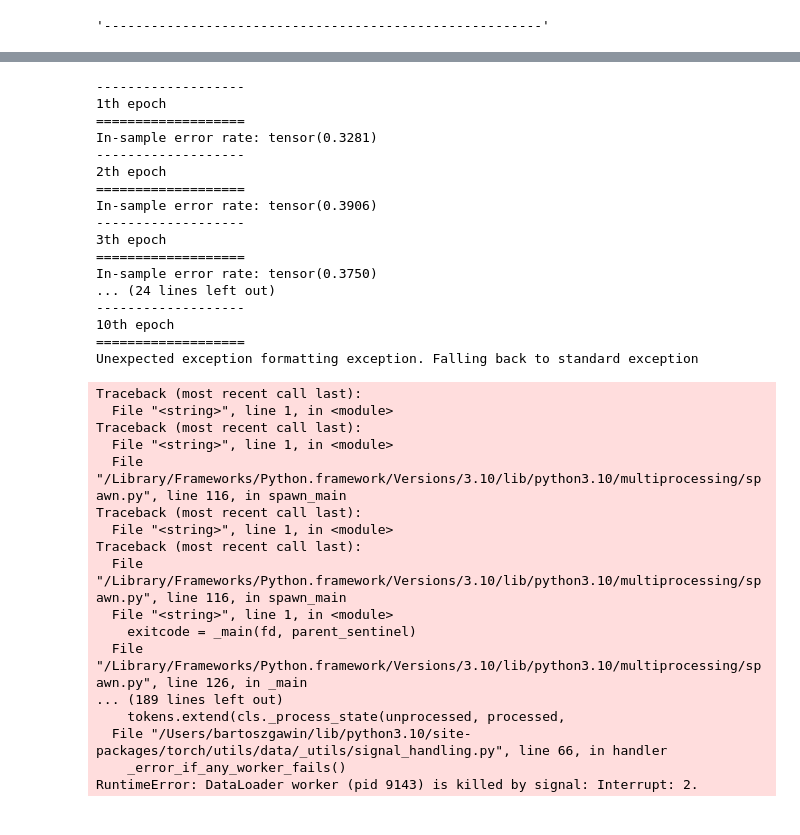
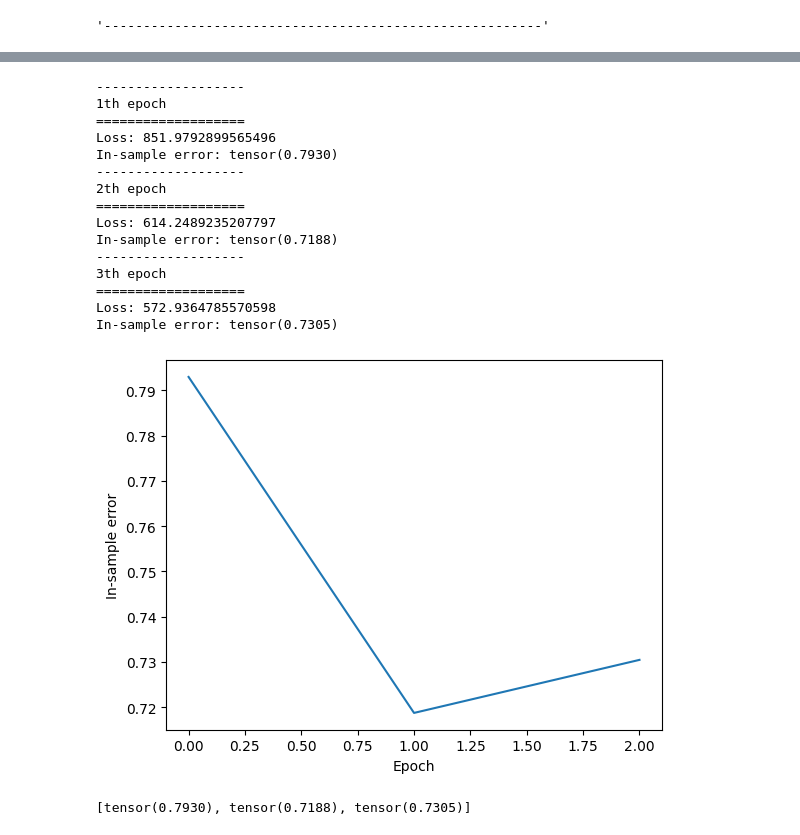
Before and after one commit to Bartosz-G/PyTorch-d2l-Practise, a Jupyter notebook: main.ipynb, the cells around one changed output, grey strips where cells are left out. Drawn from its saved outputs; the diff is of its cells as text; code cells hidden in the pictures.

```diff
--- a/main.ipynb
+++ b/main.ipynb
@@ -231,58 +240,28 @@ class Gradient_Trainer:
-# %%
-num_epochs = 50
-ev = evaluation(net = logit_net)
-for epoch in range(num_epochs):
-    print('-------------------')
-    print(f'{epoch+1}th epoch')
-    print('===================')
-    logit_net.train()
-    logit_net.zero_grad()
-    img, label = next(iter(mnist_train_iter))
-    output = logit_net(img)
-
-    l = logit_loss(output,label)
-
-
-    l.mean().backward(retain_graph=True)
-
-    logit_trainer.step()
-    ev.add(img,label)
-    print("In-sample error rate:",ev.error())
-# %% [output]
--------------------
-1th epoch
-===================
-In-sample error rate: tensor(0.3281)
--------------------
-2th epoch
-===================
-In-sample error rate: tensor(0.3906)
--------------------
-3th epoch
-===================
-In-sample error rate: tensor(0.3750)
-... (24 lines left out)
--------------------
-10th epoch
-===================
-Unexpected exception formatting exception. Falling back to standard exception
-Traceback (most recent call last):
-  File "<string>", line 1, in <module>
-Traceback (most recent call last):
-  File "<string>", line 1, in <module>
-  File "/Library/Frameworks/Python.framework/Versions/3.10/lib/python3.10/multiprocessing/spawn.py", line 116, in spawn_main
-Traceback (most recent call last):
-  File "<string>", line 1, in <module>
-Traceback (most recent call last):
-  File "/Library/Frameworks/Python.framework/Versions/3.10/lib/python3.10/multiprocessing/spawn.py", line 116, in spawn_main
-  File "<string>", line 1, in <module>
-    exitcode = _main(fd, parent_sentinel)
-  File "/Library/Frameworks/Python.framework/Versions/3.10/lib/python3.10/multiprocessing/spawn.py", line 126, in _main
-... (189 lines left out)
-    tokens.extend(cls._process_state(unprocessed, processed,
-  File "/Users/bartoszgawin/lib/python3.10/site-packages/torch/utils/data/_utils/signal_handling.py", line 66, in handler
-    _error_if_any_worker_fails()
-RuntimeError: DataLoader worker (pid 9143) is killed by signal: Interrupt: 2.
+# %%
+logit_training = Gradient_Trainer(logit_net,mnist_train_iter,logit_loss,logit_trainer,mnist_test_iter)
+logit_training.reset()
+logit_training.Train(3,True,True,True)
+# %% [output]
+-------------------
+1th epoch
+===================
+Loss: 851.9792899565496
+In-sample error: tensor(0.7930)
+-------------------
+2th epoch
+===================
+Loss: 614.2489235207797
+In-sample error: tensor(0.7188)
+-------------------
+3th epoch
+===================
+Loss: 572.9364785570598
+In-sample error: tensor(0.7305)
+[figure, added]
+# %%
+logit_training.eval.hist
+# %% [output]
+[tensor(0.7930), tensor(0.7188), tensor(0.7305)]
 # %%
 '''--------------------------------------------------------'''
 '''--------------------------------------------------------'''
```
Also changed, not shown: parts of 12 cells of this notebook.
